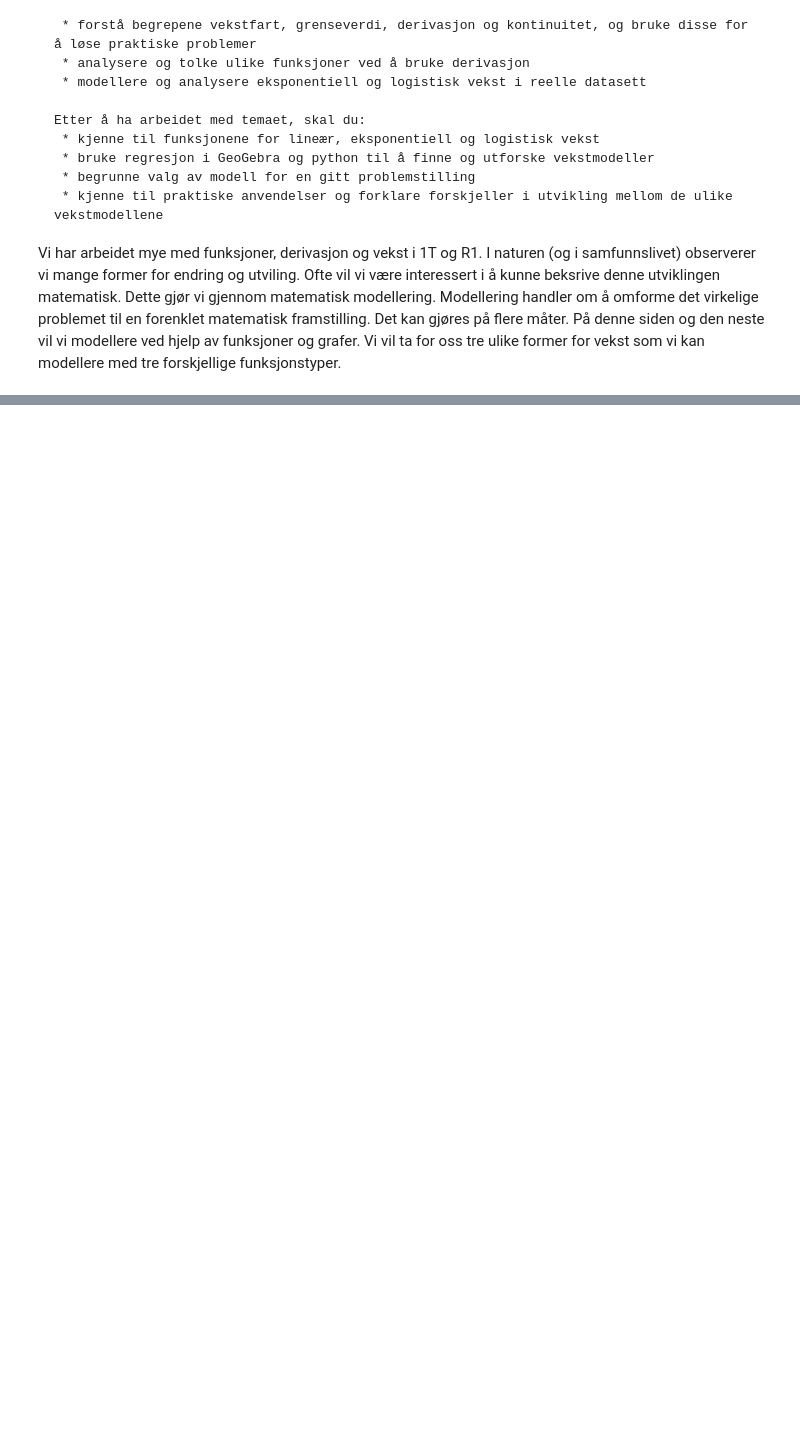
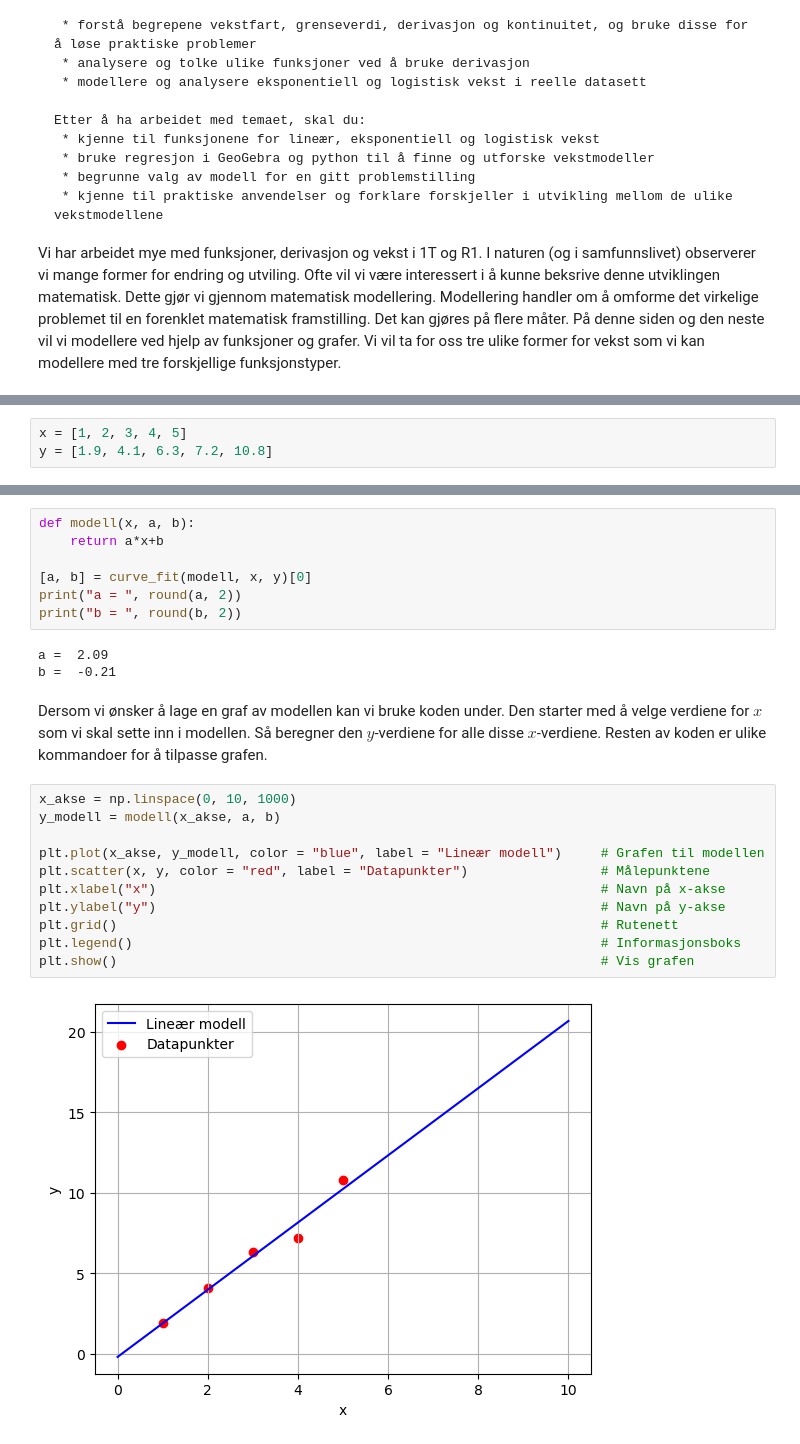
Before and after one commit to kstige/Matematikk-R1, a Jupyter notebook: _build/jupyter_execute/docs/numerikkmodeller/vekstmodeller.ipynb, the cells around one changed output, grey strips where cells are left out. Cells and saved outputs as stored; diff of their text form; blank space fills up the shorter version.

```diff
--- a/_build/jupyter_execute/docs/numerikkmodeller/vekstmodeller.ipynb
+++ b/_build/jupyter_execute/docs/numerikkmodeller/vekstmodeller.ipynb
@@ -35,0 +156,3 @@ der $a=f'(x)$ er stigningstallet til funksjonen og $b$ er konstantleddet gitt ve
+# %%
+x = [1, 2, 3, 4, 5]
+y = [1.9, 4.1, 6.3, 7.2, 10.8]
@@ -35,0 +161,25 @@ der $a=f'(x)$ er stigningstallet til funksjonen og $b$ er konstantleddet gitt ve
+# %%
+def modell(x, a, b):
+    return a*x+b
+
+[a, b] = curve_fit(modell, x, y)[0]
+print("a = ", round(a, 2))
+print("b = ", round(b, 2))
+# %% [output]
+a =  2.09
+b =  -0.21
+# %% [markdown]
+Dersom vi ønsker å lage en graf av modellen kan vi bruke koden under. Den starter med å velge verdiene for $x$ som vi skal sette inn i modellen. Så beregner den $y$-verdiene for alle disse $x$-verdiene. Resten av koden er ulike kommandoer for å tilpasse grafen.
+# %%
+x_akse = np.linspace(0, 10, 1000)
+y_modell = modell(x_akse, a, b)
+
+plt.plot(x_akse, y_modell, color = "blue", label = "Lineær modell")     # Grafen til modellen
+plt.scatter(x, y, color = "red", label = "Datapunkter")                 # Målepunktene
+plt.xlabel("x")                                                         # Navn på x-akse
+plt.ylabel("y")                                                         # Navn på y-akse
+plt.grid()                                                              # Rutenett
+plt.legend()                                                            # Informasjonsboks
+plt.show()                                                              # Vis grafen
+# %% [output]
+[figure, added]
```
Also changed, not shown: parts of 11 cells of this notebook, 12 other files.
